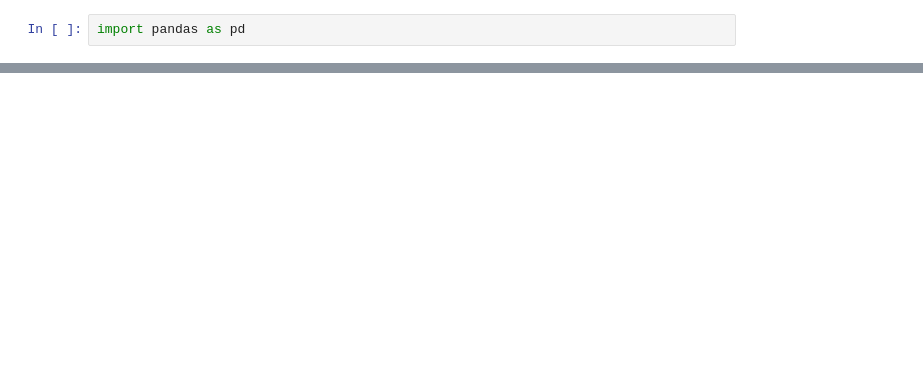
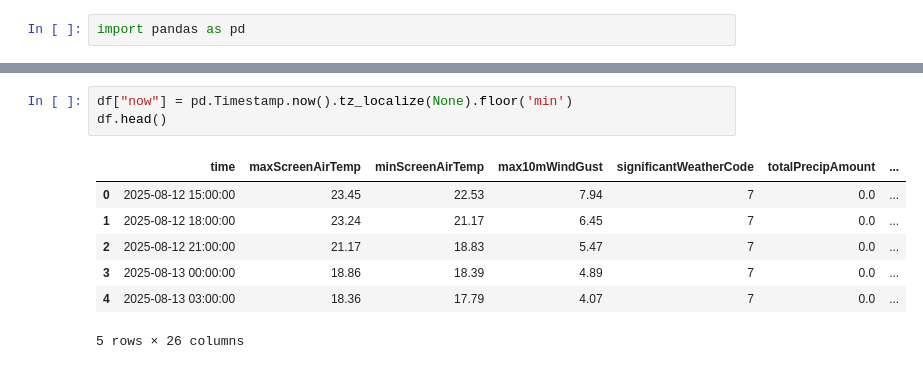
Before and after one commit to fclarke1/vis_forecast, a Jupyter notebook: notebooks/playground.ipynb, the cells around one changed output, grey strips where cells are left out. Cells and saved outputs as stored; diff of their text form; blank space fills up the shorter version.

```diff
--- a/notebooks/playground.ipynb
+++ b/notebooks/playground.ipynb
@@ -26,0 +72,11 @@ len(df)
+# %%
+df["now"] = pd.Timestamp.now().tz_localize(None).floor('min')
+df.head()
+# %% [output]
+|  | time | maxScreenAirTemp | minScreenAirTemp | max10mWindGust | significantWeatherCode | totalPrecipAmount | ... |
+| 0 | 2025-08-12 15:00:00 | 23.45 | 22.53 | 7.94 | 7 | 0.0 | ... |
+| 1 | 2025-08-12 18:00:00 | 23.24 | 21.17 | 6.45 | 7 | 0.0 | ... |
+| 2 | 2025-08-12 21:00:00 | 21.17 | 18.83 | 5.47 | 7 | 0.0 | ... |
+| 3 | 2025-08-13 00:00:00 | 18.86 | 18.39 | 4.89 | 7 | 0.0 | ... |
+| 4 | 2025-08-13 03:00:00 | 18.36 | 17.79 | 4.07 | 7 | 0.0 | ... |
+5 rows × 26 columns
```
Also changed, not shown: parts of 8 cells of this notebook, 7 other files.
